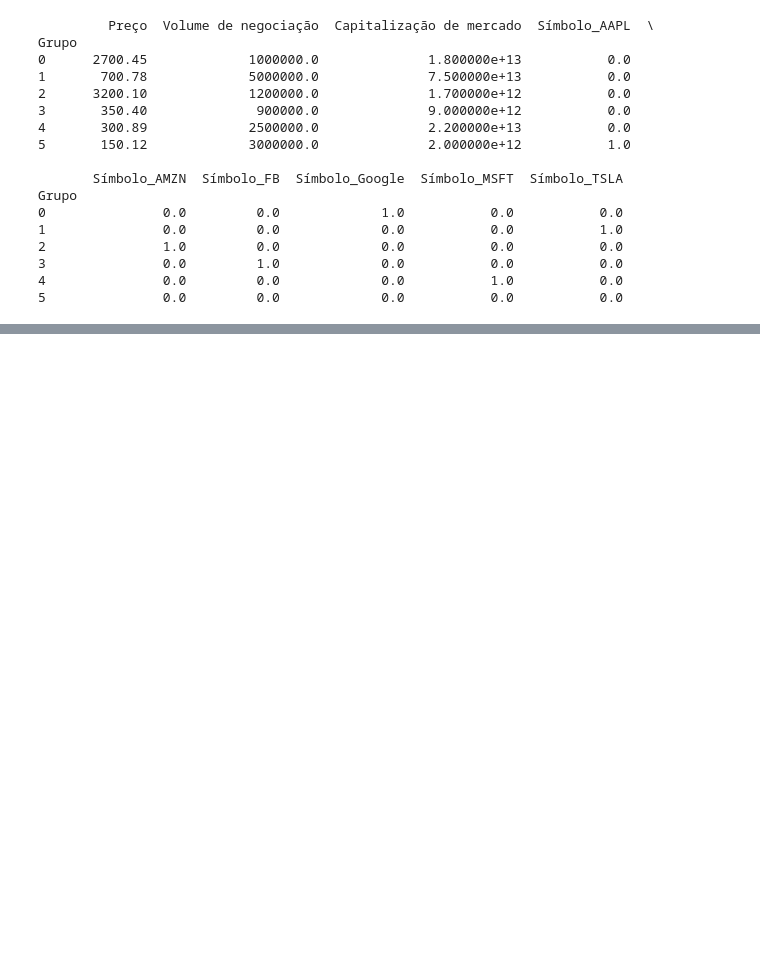
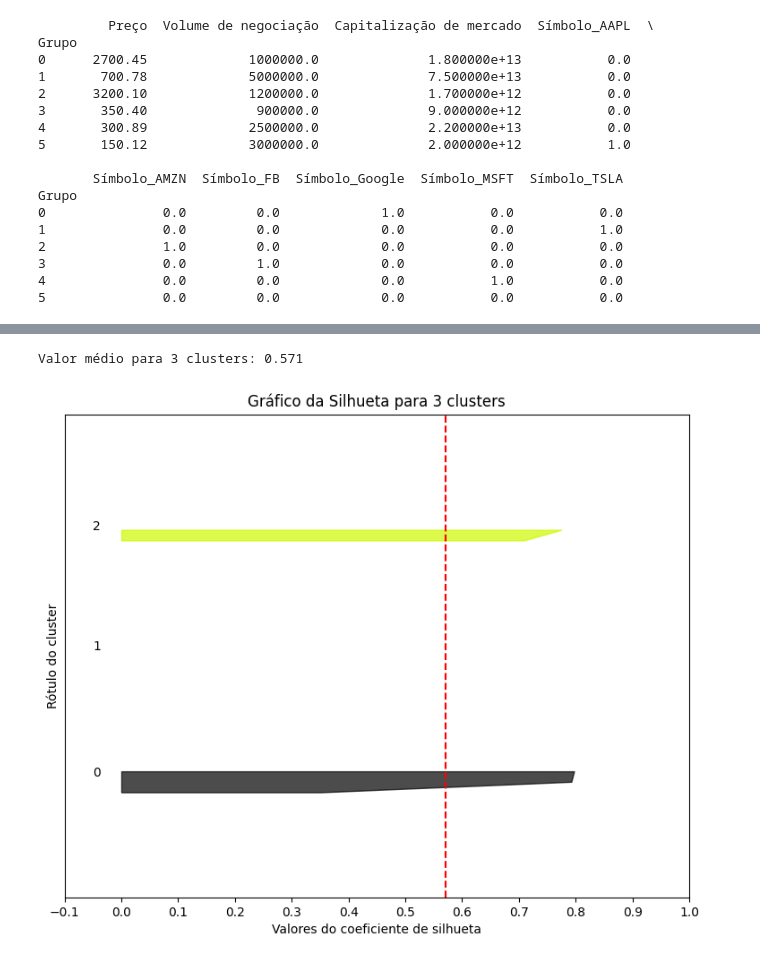
Before and after one commit to LucasSantino/c-digo_IABD_2024, a Jupyter notebook: Aula16_exercicio_para_somativa/codigo.ipynb, the cells around one changed output, grey strips where cells are left out. Cells and saved outputs as stored; diff of their text form; code cells hidden in the pictures; blank space fills up the shorter version.

```diff
--- a/Aula16_exercicio_para_somativa/codigo.ipynb
+++ b/Aula16_exercicio_para_somativa/codigo.ipynb
@@ -183,0 +276,6 @@ Grupo
+# %%
+
+graf_silhueta(3,dados_ativos)
+# %% [output]
+Valor médio para 3 clusters: 0.571
+[figure, added]
```
Also changed, not shown: parts of 7 cells of this notebook.
